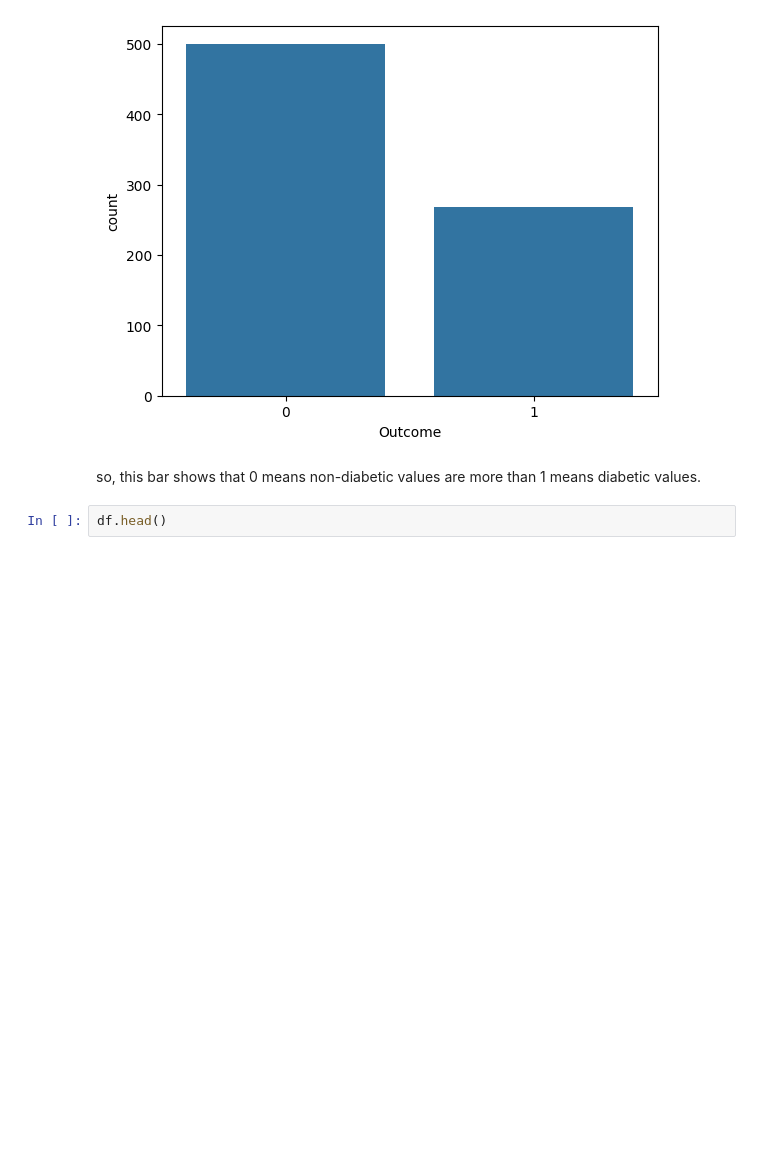
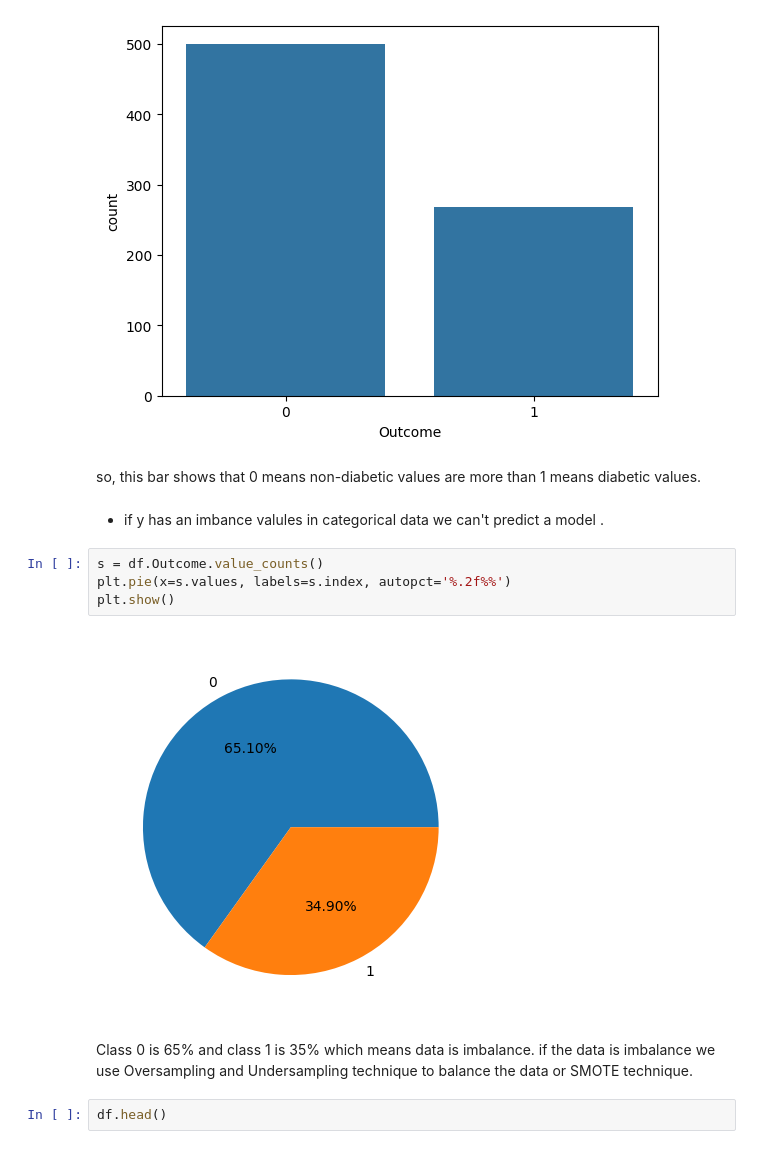
Before and after one commit to dipa-khadka/Datascince_Project, a Jupyter notebook: Diabetic Prediction/Diabetes_predtiction_based on_diagnostic_measures.ipynb, the cells around one changed output. Drawn from its saved outputs; the diff is of its cells as text; blank space fills up the shorter version.

```diff
--- a/Diabetic Prediction/Diabetes_predtiction_based on_diagnostic_measures.ipynb
+++ b/Diabetic Prediction/Diabetes_predtiction_based on_diagnostic_measures.ipynb
@@ -155,6 +155,16 @@ plt.show()
 [figure]
 # %% [markdown]
 so, this bar shows that 0 means non-diabetic values are more than 1 means diabetic values.
+# %% [markdown]
+* if y has an imbance valules in categorical data we can't predict a model .
+# %%
+s = df.Outcome.value_counts()
+plt.pie(x=s.values, labels=s.index, autopct='%.2f%%')
+plt.show()
+# %% [output]
+[figure, added]
+# %% [markdown]
+Class 0 is 65% and class 1 is 35% which means data is imbalance. if the data is imbalance we use Oversampling and Undersampling technique to balance the data or SMOTE technique.
 # %%
 df.head()
 # %% [output]
```
Also changed, not shown: parts of 1 cell of this notebook, 4 other files.
